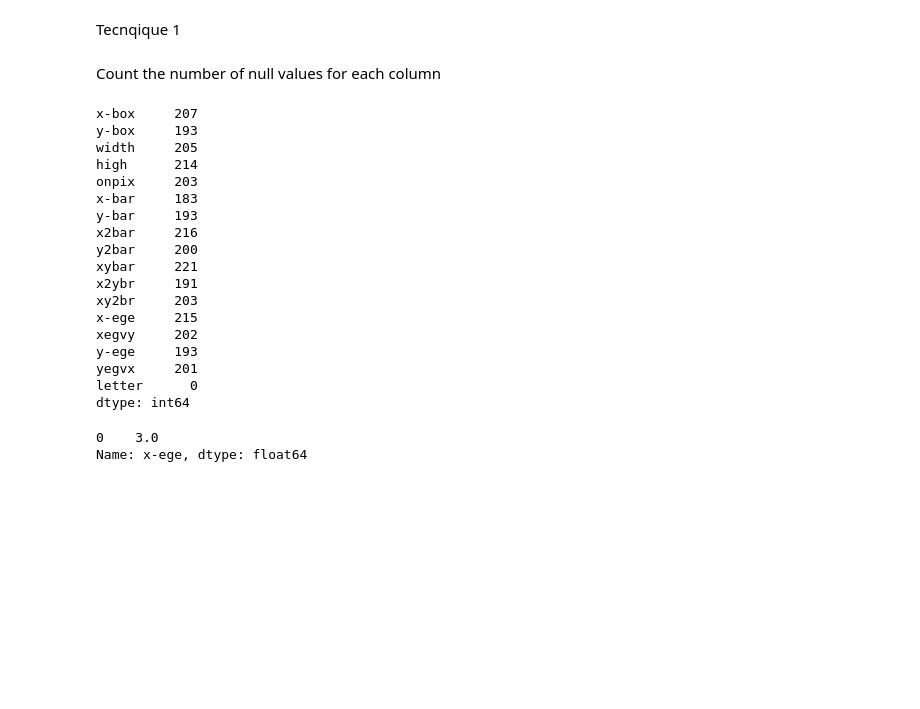
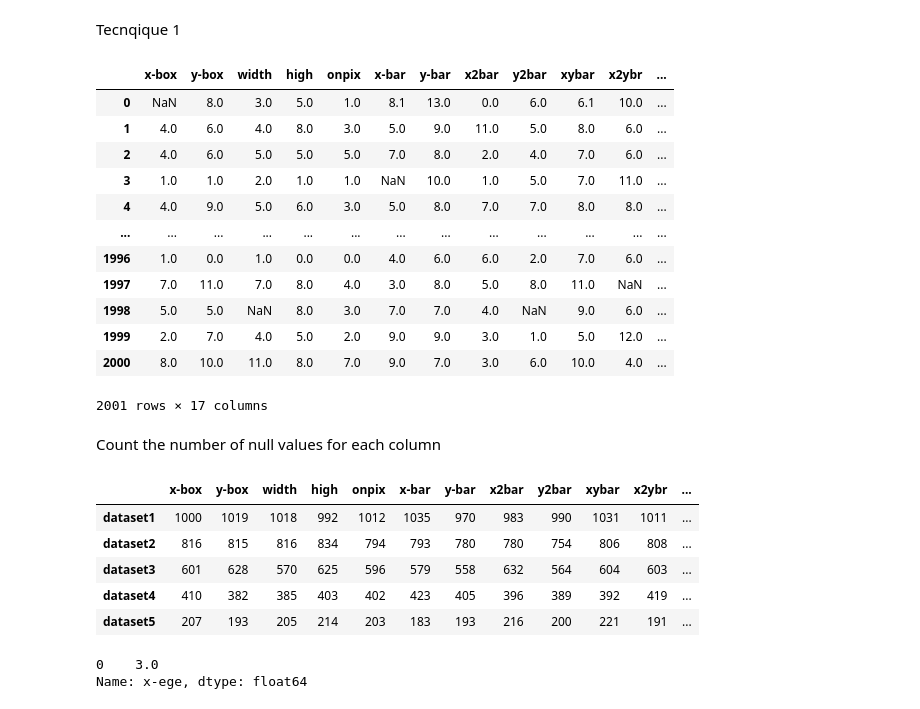
Before and after one commit to sofiamartellozzo/DQ_project, a Jupyter notebook: project.ipynb, the cells around one changed output. Drawn from its saved outputs; the diff is of its cells as text; code cells hidden in the pictures; blank space fills up the shorter version.

```diff
--- a/project.ipynb
+++ b/project.ipynb
@@ -182,31 +182,48 @@ len(inj)
 Apply Imputation
 - standard: Mode
 - advanced: KNN
+# %%
+#generate lists where I copy the injected dataset
+datasets_t1 = list() #this will be used with the first imputation technique
+datasets_t2 = list() #here the second technique
+for i in range(len(inj)):
+        datasets_t1.append(inj[i].copy())
+        datasets_t2.append(inj[i].copy())
 # %% [markdown]
 Tecnqique 1
+# %%
+datasets_t1[4]
+# %% [output]
+|  | x-box | y-box | width | high | onpix | x-bar | y-bar | x2bar | y2bar | xybar | x2ybr | ... |
+| 0 | NaN | 8.0 | 3.0 | 5.0 | 1.0 | 8.1 | 13.0 | 0.0 | 6.0 | 6.1 | 10.0 | ... |
+| 1 | 4.0 | 6.0 | 4.0 | 8.0 | 3.0 | 5.0 | 9.0 | 11.0 | 5.0 | 8.0 | 6.0 | ... |
+| 2 | 4.0 | 6.0 | 5.0 | 5.0 | 5.0 | 7.0 | 8.0 | 2.0 | 4.0 | 7.0 | 6.0 | ... |
+| 3 | 1.0 | 1.0 | 2.0 | 1.0 | 1.0 | NaN | 10.0 | 1.0 | 5.0 | 7.0 | 11.0 | ... |
+| 4 | 4.0 | 9.0 | 5.0 | 6.0 | 3.0 | 5.0 | 8.0 | 7.0 | 7.0 | 8.0 | 8.0 | ... |
+| ... | ... | ... | ... | ... | ... | ... | ... | ... | ... | ... | ... | ... |
+| 1996 | 1.0 | 0.0 | 1.0 | 0.0 | 0.0 | 4.0 | 6.0 | 6.0 | 2.0 | 7.0 | 6.0 | ... |
+| 1997 | 7.0 | 11.0 | 7.0 | 8.0 | 4.0 | 3.0 | 8.0 | 5.0 | 8.0 | 11.0 | NaN | ... |
+| 1998 | 5.0 | 5.0 | NaN | 8.0 | 3.0 | 7.0 | 7.0 | 4.0 | NaN | 9.0 | 6.0 | ... |
+| 1999 | 2.0 | 7.0 | 4.0 | 5.0 | 2.0 | 9.0 | 9.0 | 3.0 | 1.0 | 5.0 | 12.0 | ... |
+| 2000 | 8.0 | 10.0 | 11.0 | 8.0 | 7.0 | 9.0 | 7.0 | 3.0 | 6.0 | 10.0 | 4.0 | ... |
+2001 rows × 17 columns
 # %%
 data1_t1 = inj[4].copy()
 # %% [markdown]
 Count the number of null values for each column
-# %%
-data1_t1.isnull().sum()
-# %% [output]
-x-box     207
-y-box     193
-width     205
-high      214
-onpix     203
-x-bar     183
-y-bar     193
-x2bar     216
-y2bar     200
-xybar     221
-x2ybr     191
-xy2br     203
-x-ege     215
-xegvy     202
-y-ege     193
-yegvx     201
-letter      0
-dtype: int64
+# %%
+ds = ['dataset1', 'dataset2', 'dataset3', 'dataset4', 'dataset5']
+null = pd.DataFrame(index=columns, columns=ds)
+
+for i in range(len(datasets_t1)):
+    null[ds[i]] = datasets_t1[i].isnull().sum()
+
+null.transpose()
+# %% [output]
+|  | x-box | y-box | width | high | onpix | x-bar | y-bar | x2bar | y2bar | xybar | x2ybr | ... |
+| dataset1 | 1000 | 1019 | 1018 | 992 | 1012 | 1035 | 970 | 983 | 990 | 1031 | 1011 | ... |
+| dataset2 | 816 | 815 | 816 | 834 | 794 | 793 | 780 | 780 | 754 | 806 | 808 | ... |
+| dataset3 | 601 | 628 | 570 | 625 | 596 | 579 | 558 | 632 | 564 | 604 | 603 | ... |
+| dataset4 | 410 | 382 | 385 | 403 | 402 | 423 | 405 | 396 | 389 | 392 | 419 | ... |
+| dataset5 | 207 | 193 | 205 | 214 | 203 | 183 | 193 | 216 | 200 | 221 | 191 | ... |
 # %%
```
Also changed, not shown: parts of 34 cells of this notebook.
